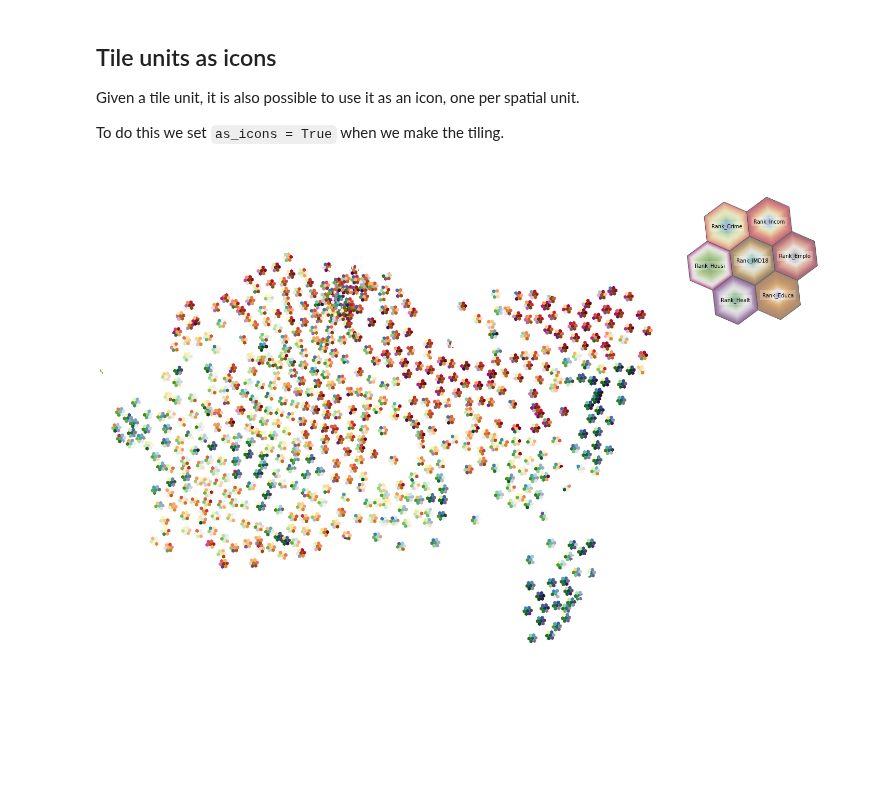
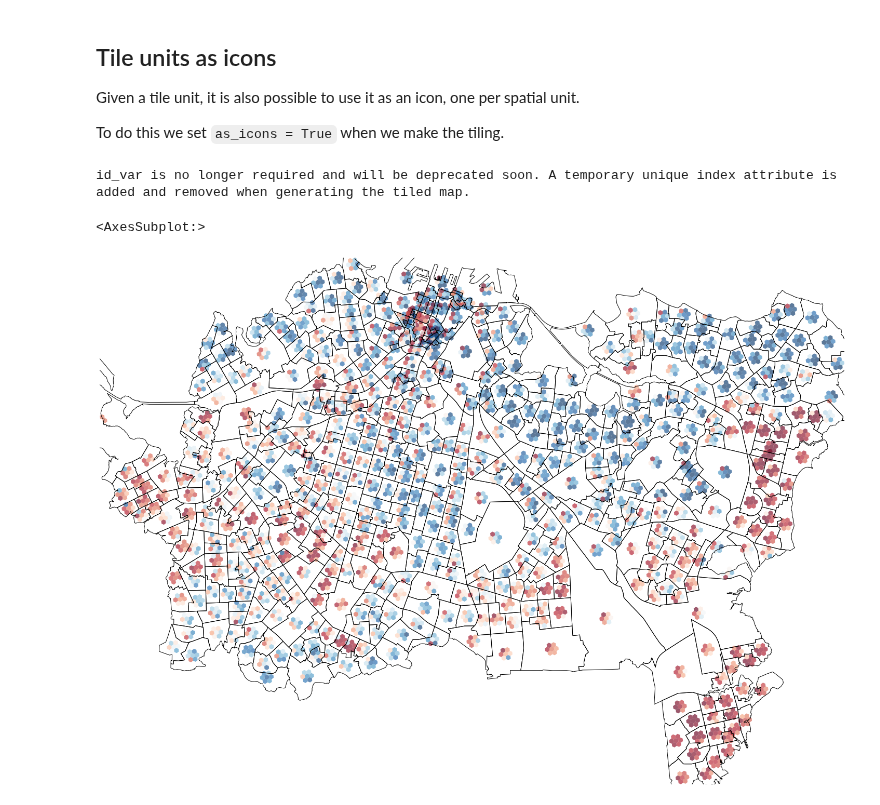
Before and after one commit to DOSull/weaving-space, a Jupyter notebook: example-tiles-h3.ipynb, the cells around one changed output. Cells and saved outputs as stored; diff of their text form; code cells hidden in the pictures; blank space fills up the shorter version.

```diff
--- a/example-tiles-h3.ipynb
+++ b/example-tiles-h3.ipynb
@@ -172,9 +174,14 @@ icons_map = icons.get_tiled_map()
 icons_map.variables = dict(zip(list("abcdefg"),
                            [x for x in ak if "Rank" in x]))
 icons_map.colourmaps = dict(zip(t30.variables.values(),
-                            ("BrBG", "RdGy", "RdYlBu", "Spectral",
-                             "PiYG", "PRGn", "PuOr", "viridis")))
+                                ("RdBu_r",) * 7))
+                            # ("BrBG", "RdGy", "RdYlBu", "Spectral",
+                            #  "PiYG", "PRGn", "PuOr", "viridis")))
+# %% [output]
+id_var is no longer required and will be deprecated soon. A temporary unique index attribute is added and removed when generating the tiled map.
-# %%
-fig = icons_map.render(use_ellipse = True)
-# %% [output]
-[figure, removed]
+# %%
+fig = icons_map.render(legend = False, alpha = 0.65)
+ak.plot(ax = fig.axes[0], fc = "#00000000", ec = "k")
+# %% [output]
+<AxesSubplot:>
+[figure, added]
```
Also changed, not shown: parts of 3 cells of this notebook, 40 other files.
